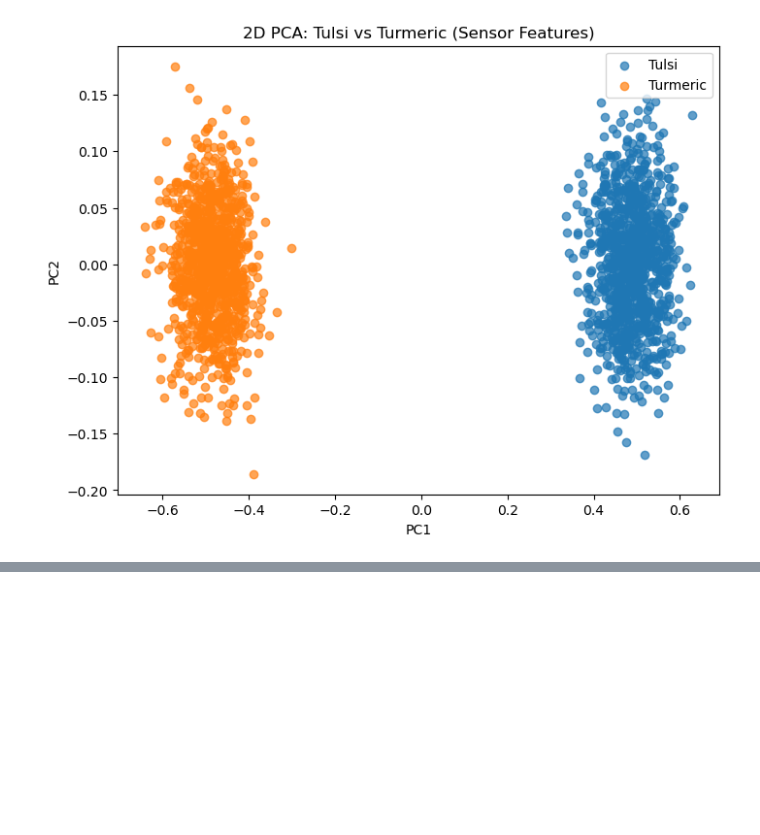
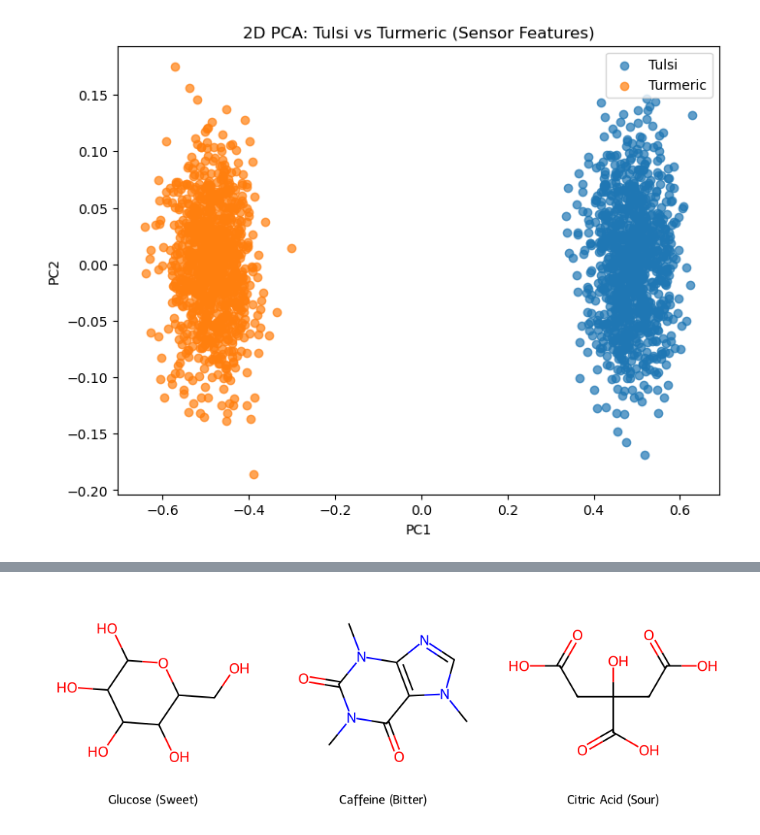
Before and after one commit to manjunathcshekar/Virtual-E-Tongue, a Jupyter notebook: virtual_e_tongue.ipynb, the cells around one changed output, grey strips where cells are left out. Drawn from its saved outputs; the diff is of its cells as text; code cells hidden in the pictures; blank space fills up the shorter version.

```diff
--- a/virtual_e_tongue.ipynb
+++ b/virtual_e_tongue.ipynb
@@ -144,0 +246,22 @@ fig.show()
+# %%
+phytochemicals = {
+    "Glucose": "C(C1C(C(C(C(O1)O)O)O)O)O",   # Sweet
+    "Caffeine": "Cn1cnc2c1c(=O)n(c(=O)n2C)C", # Bitter
+    "Citric Acid": "C(C(=O)O)C(CC(=O)O)(C(=O)O)O" # Sour
+}
+
+# Create molecule objects for visualization
+mol_glucose = Chem.MolFromSmiles(phytochemicals["Glucose"])
+mol_caffeine = Chem.MolFromSmiles(phytochemicals["Caffeine"])
+mol_citric_acid = Chem.MolFromSmiles(phytochemicals["Citric Acid"])
+
+# Create and display visualization
+img = Draw.MolsToGridImage(
+    [mol_glucose, mol_caffeine, mol_citric_acid],
+    legends=["Glucose (Sweet)", "Caffeine (Bitter)", "Citric Acid (Sour)"],
+    molsPerRow=3,
+    subImgSize=(300,300)
+)
+display(img)
+# %% [output]
+[figure, added]
```
Also changed, not shown: parts of 4 cells of this notebook.
